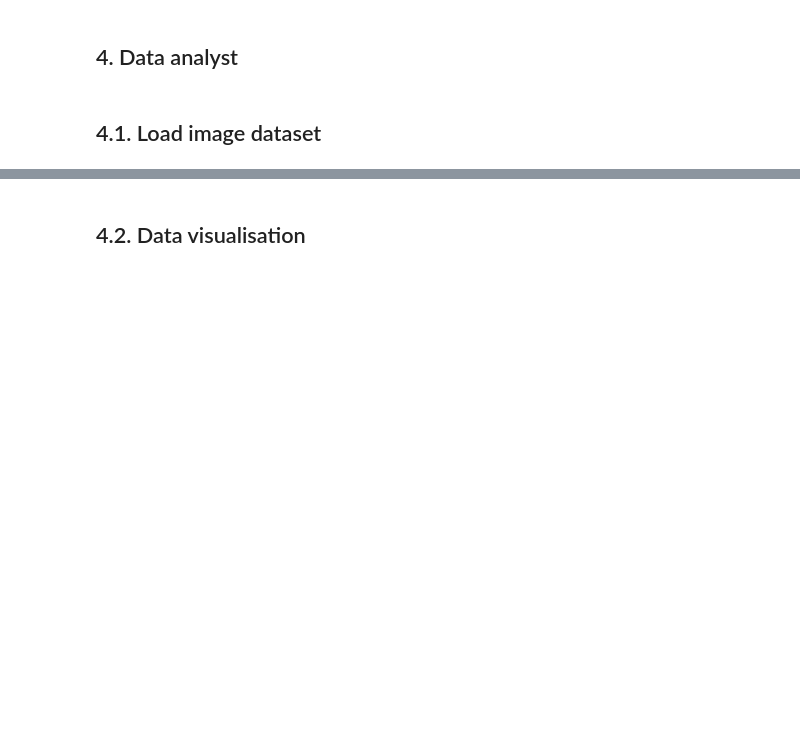
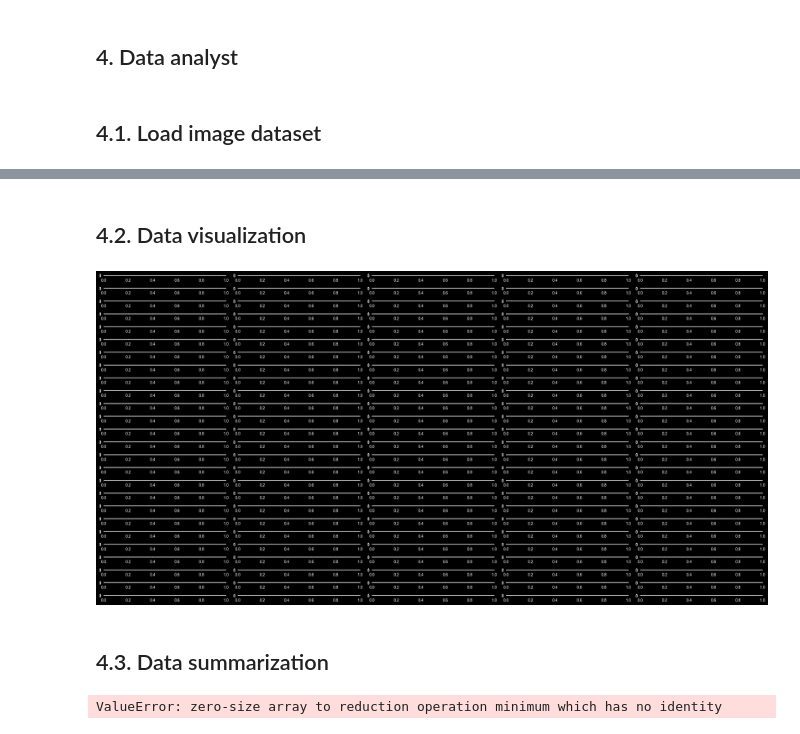
Before and after one commit to eulergomees/cnn_sign_language, a Jupyter notebook: cnn_sign_language.ipynb, the cells around one changed output, grey strips where cells are left out. Drawn from its saved outputs; the diff is of its cells as text; code cells hidden in the pictures; blank space fills up the shorter version.

Commit message:
feat: data visualization and summarization functions

```diff
--- a/cnn_sign_language.ipynb
+++ b/cnn_sign_language.ipynb
@@ -113,9 +113,9 @@ confidence_threshold = 0.6  #confidence to classify to none
 
 model_name = 'cnn_sign_language'
 
-class_name = ['A', 'B', 'C', 'D', 'E', 'F', 'G', 'H', 'I', 'J', 'K', 'L', 'M', 'N', 'O', 'P', 'Q', 'R', 'S', 'T', 'U',
+class_names = ['A', 'B', 'C', 'D', 'E', 'F', 'G', 'H', 'I', 'J', 'K', 'L', 'M', 'N', 'O', 'P', 'Q', 'R', 'S', 'T', 'U',
               'V', 'W', 'X', 'Y', 'Z']  #model classes
-num_classes = len(class_name)
+num_classes = len(class_names)
 # %% [markdown]
 ## 3. Image capture
 # %% [markdown]
@@ -307,11 +306,11 @@ error: OpenCV(4.9.0) D:\a\opencv-python\opencv-python\opencv\modules\highgui\src
 # %% [markdown]
 ## 4.1. Load image dataset
 # %%
-def load_images(folder_path, class_name, img_size):
+def load_images(folder_path, class_names, img_size):
     images = []
     labels = []
 
-    for idx, class_name in enumerate([class_name]):
+    for idx, class_name in enumerate(class_names):
         pattern = os.path.join(folder_path, f'{class_name.lower()}_*.png')
         files = glob.glob(pattern)
 
@@ -327,7 +326,7 @@ def load_images(folder_path, class_name, img_size):
     return np.array(images), np.array(labels)
 
 capture_path = os.path.join('dataset', 'capture')
-x_data, y_data = load_images(capture_path, class_name, img_size)
+x_data, y_data = load_images(capture_path, class_names, img_size)
 
 print(f'Total images: {len(x_data)}')
 print(f'Data shape: {x_data.shape}')
@@ -335,2 +352,43 @@ print(f'Label shape: {y_data.shape}')
 # %% [markdown]
-## 4.2. Data visualisation
+## 4.2. Data visualization
+# %%
+fig, axs = plt.subplots(len(class_names), 5, figsize=(24,12))
+
+for i, class_name in enumerate(class_names):
+    class_indices = np.where(y_data == i)[0]
+    sample_indices = np.random.choice(class_indices, min(3, len(class_indices)), replace=False)
+
+    for j, idx in enumerate(sample_indices):
+        axs[i, j].imshow(x_data[idx], cmap='gray')
+        axs[i, j].set_title(f'{class_name}')
+        axs[i, j].axis('off')
+
+plt.tight_layout()
+plt.show()
+# %% [output]
+[figure, added]
+# %% [markdown]
+## 4.3. Data summarization
+# %%
+def summarization(x_data, y_data, class_names):
+    stats = []
+
+    for idx, class_name in enumerate(class_names):
+        class_data = x_data[y_data == idx]
+
+        count = len(class_data)
+        mean_pixel = round(np.mean(class_data), 2)
+        std_pixel = round(np.std(class_data), 2)
+        min_pixel = round(np.min(class_data), 2)
+        max_pixel = round(np.max(class_data), 2)
+
+        stats.append([class_name, count, mean_pixel, std_pixel, min_pixel, max_pixel])
+
+    headers = ['Class', 'Count', 'Mean', 'Std', 'Min', 'Max']
+
+    table = tabulate(stats, headers=headers, tablefmt='fancy_grid')
+    print(table)
+
+summarization(x_data, y_data, class_names)
+# %% [output]
+ValueError: zero-size array to reduction operation minimum which has no identity
```
Also changed, not shown: parts of 3 cells of this notebook, 1 other file.
